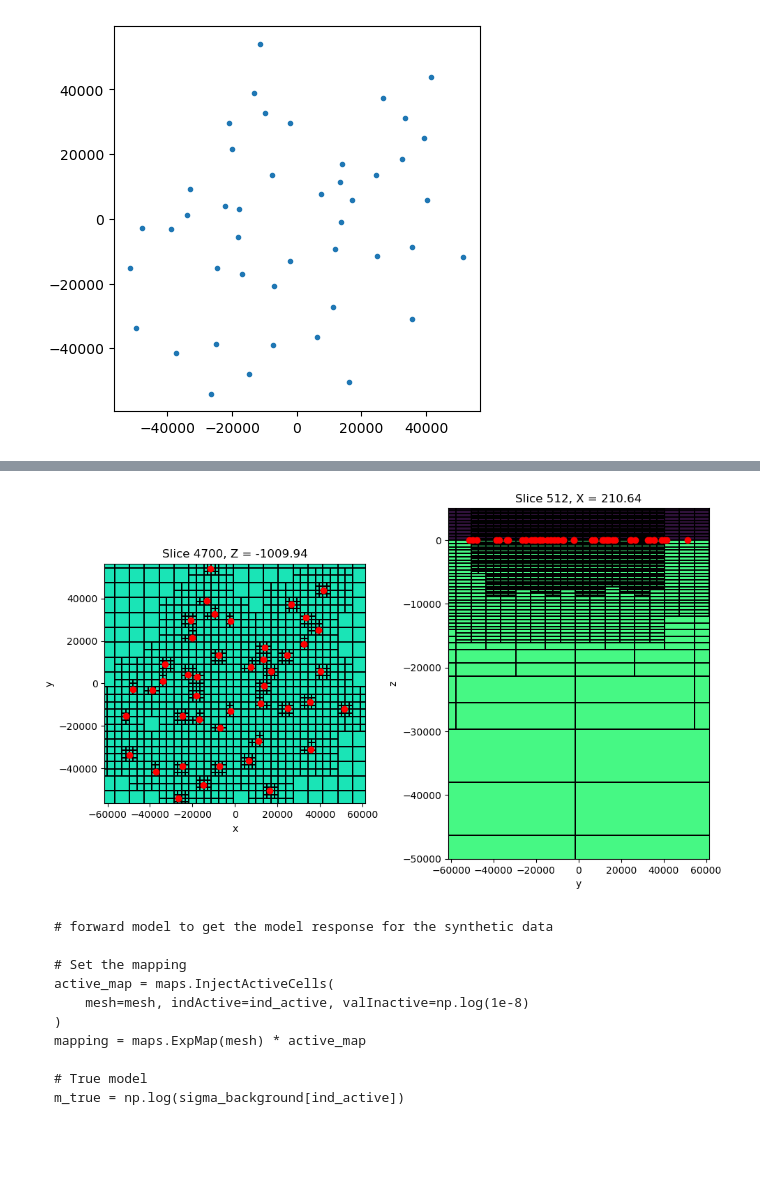
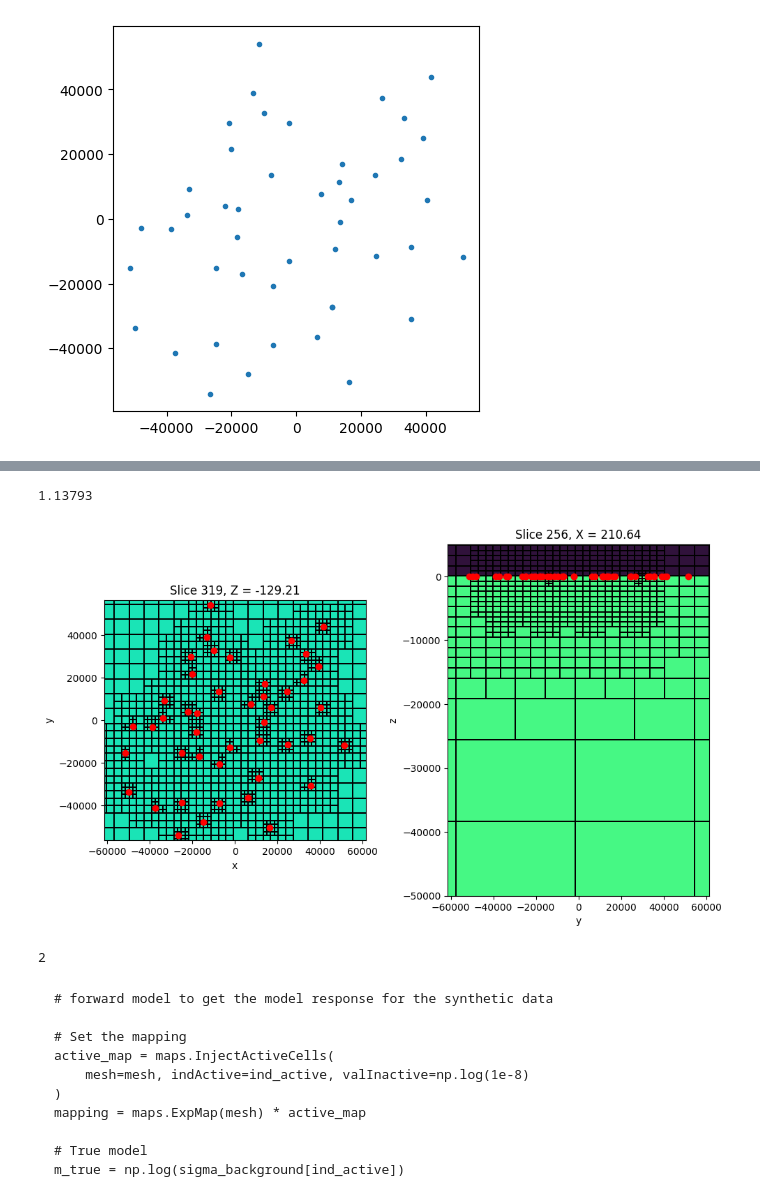
Before and after one commit to simpeg-research/earthscope-mt-course, a Jupyter notebook: notebooks/simpeg/9_3d_inversion_yellowstone.ipynb, the cells around one changed output, grey strips where cells are left out. Cells and saved outputs as stored; diff of their text form; code cells hidden in the pictures; blank space fills up the shorter version.

```diff
--- a/notebooks/simpeg/9_3d_inversion_yellowstone.ipynb
+++ b/notebooks/simpeg/9_3d_inversion_yellowstone.ipynb
@@ -22,7 +21,2 @@ warnings.filterwarnings("ignore", category=FutureWarning)
 # %% [markdown]
 ## Get Data from MTpy
-# %%
-mc = MTCollection()
-mc.open_collection("../../data/transfer_functions/yellowstone_mt_collection.h5")
-# %%
-mc.apply_bbox(*[-111.4, -109.85, 44, 45.2])
@@ -34,0 +23,7 @@ Wall time: 22.4 s
+# %%
+%%time
+with MTCollection() as mc:
+    mc.open_collection("../../data/transfer_functions/yellowstone_mt_collection.h5")
+    out = mc.apply_bbox(*[-111.4, -109.85, 44, 45.2])
+    mc.mth5_collection.tf_summary.summarize()
+    mt_data=mc.to_mt_data()
@@ -36,5 +35,5 @@ Wall time: 22.4 s
 for station_id in ["YNP44S", "YNP33B", "WYYS3"]:
     mt_data.remove_station(station_id)
 # %%
-interp_periods = np.logspace(-2, 3, 5)
+interp_periods = np.logspace(-1, 2, 2)
 interp_mt_data = mt_data.interpolate(interp_periods, inplace=False)
@@ -134,3 +164,7 @@ print(mesh.n_cells)
+# %%
+print(mesh.n_cells/1e5)
+# %% [output]
+1.13793
 # %%
 sigma_background = np.ones(mesh.nC) * 1e-8
 ind_active = mesh.cell_centers[:,2] < 0.
@@ -138,30 +172,30 @@ sigma_background[ind_active] = 1e-2
 # %%
 fig = plt.figure(figsize=(10, 10))
 ax = fig.add_subplot(1,2,1)
 mesh.plot_slice(
     sigma_background, grid=True, normal='Z', ax=ax,
     pcolor_opts={"cmap":"turbo", "norm":LogNorm(vmin=1e-3, vmax=1)},
     grid_opts={"lw":0.1, "color":'k'},
     range_x=(rx_loc[:,0].min()-5000, rx_loc[:,0].max()+5000),
     range_y=(rx_loc[:,0].min()-5000, rx_loc[:,0].max()+5000),
-    slice_loc=-1000.
+    slice_loc=0.
 )
 ax.plot(rx_loc[:,0], rx_loc[:,1], 'ro')
 ax.set_aspect(1)
 
 ax2 = fig.add_subplot(1,2,2, sharex=ax)
 mesh.plot_slice(
     sigma_background, grid=True, normal='X', ax=ax2,
     pcolor_opts={"cmap":"turbo", "norm":LogNorm(vmin=1e-4, vmax=10)},
     grid_opts={"lw":0.1, "color":'k'},
     range_x=(rx_loc[:,0].min()-10000, rx_loc[:,0].max()+10000),
     range_y=(-50000, 50000*0.1)
 )
 ax2.plot(rx_loc[:,0], rx_loc[:,2], 'ro')
 ax2.set_aspect(3)
 fig.tight_layout()
 # %% [output]
-[figure, old version]
+[figure, new version]
 # %%
 # Generate a Survey
 rx_list = []
@@ -194,6 +228,10 @@ src_list = [nsem.sources.Planewave_xy_1Dprimary(rx_list, frequency=f) for f in 1
 
 # Survey MT
 survey = nsem.Survey(src_list)
+# %%
+survey.num_frequencies
+# %% [output]
+2
 # %%
 rx_orientations = rx_orientations_impedance + rx_orientations_tipper
 # %% [markdown]
```
Also changed, not shown: parts of 28 cells of this notebook, 1 other file.
